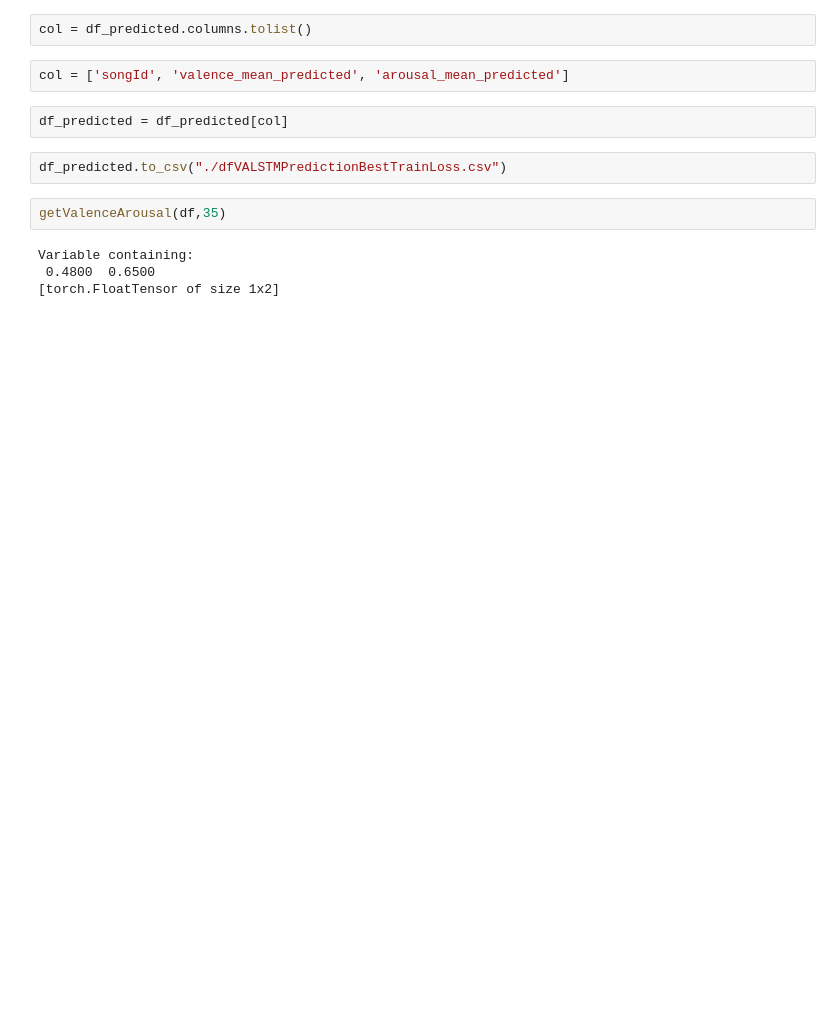
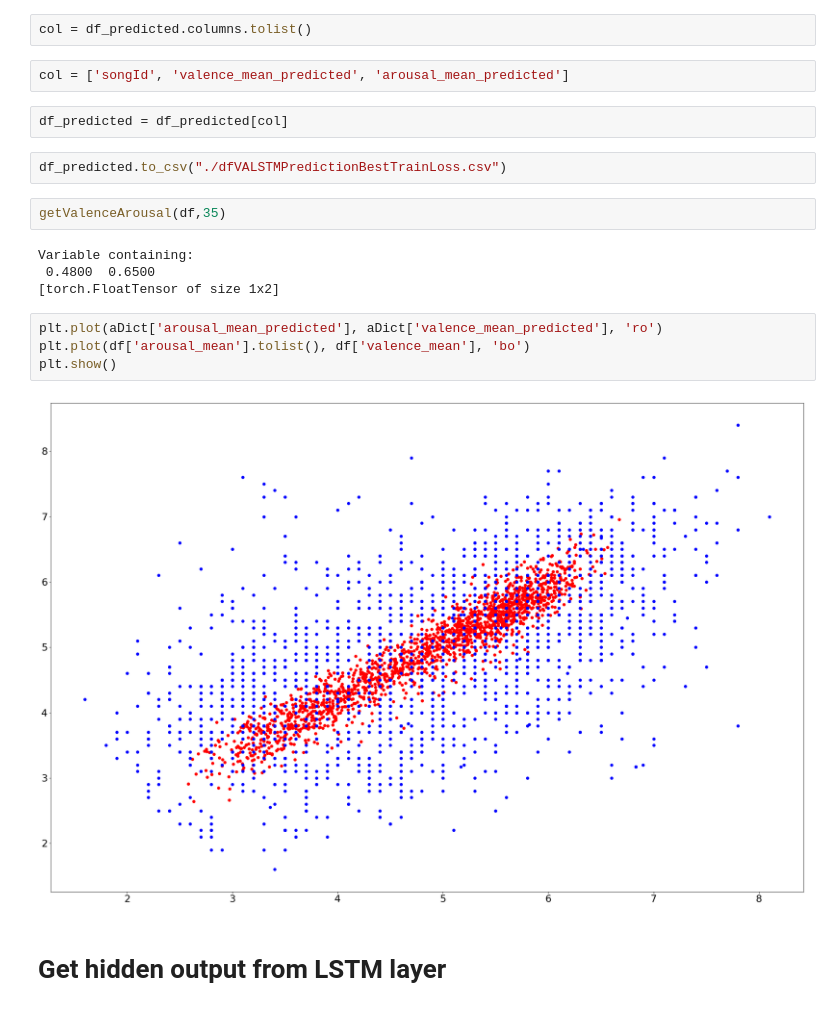
Before and after one commit to hminle/music-analysis, a Jupyter notebook: model/LSTMModel.ipynb, the cells around one changed output. Saved outputs shown, nothing was run; the diff lists cells and outputs as text; blank space fills up the shorter version.

```diff
--- a/model/LSTMModel.ipynb
+++ b/model/LSTMModel.ipynb
@@ -406,3 +424,11 @@ getValenceArousal(df,35)
 Variable containing:
  0.4800  0.6500
 [torch.FloatTensor of size 1x2]
+# %%
+plt.plot(aDict['arousal_mean_predicted'], aDict['valence_mean_predicted'], 'ro')
+plt.plot(df['arousal_mean'].tolist(), df['valence_mean'], 'bo')
+plt.show()
+# %% [output]
+[figure, added]
+# %% [markdown]
+# Get hidden output from LSTM layer
```
Also changed, not shown: parts of 26 cells of this notebook.
